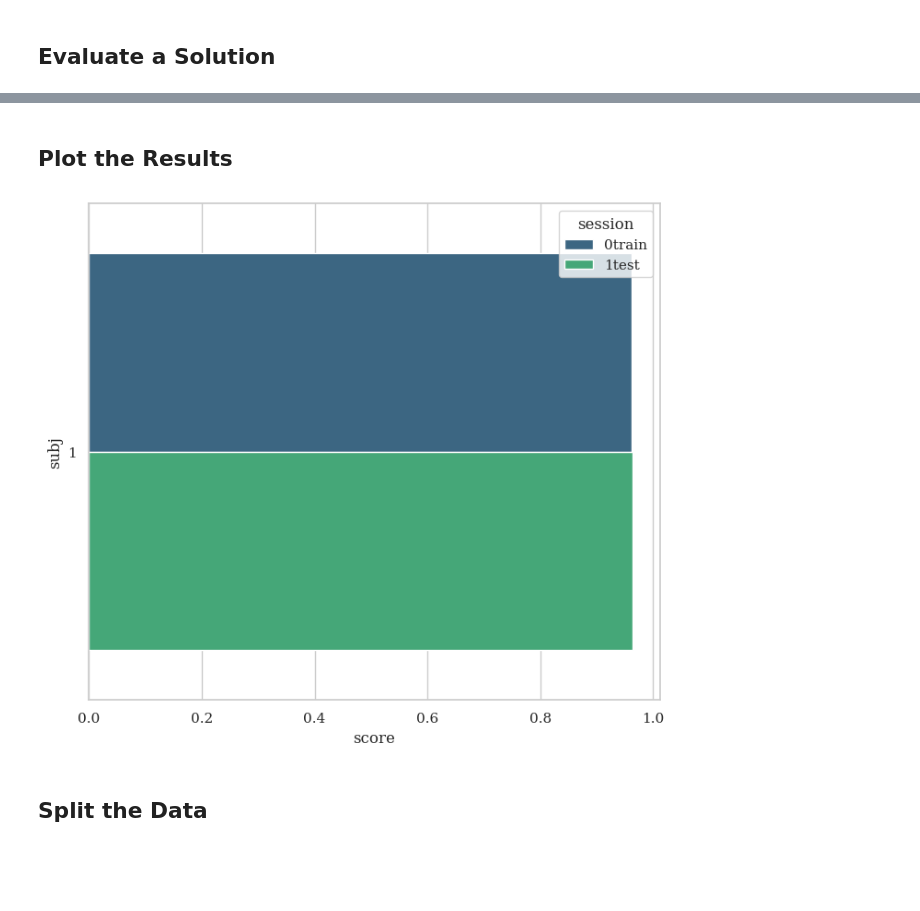
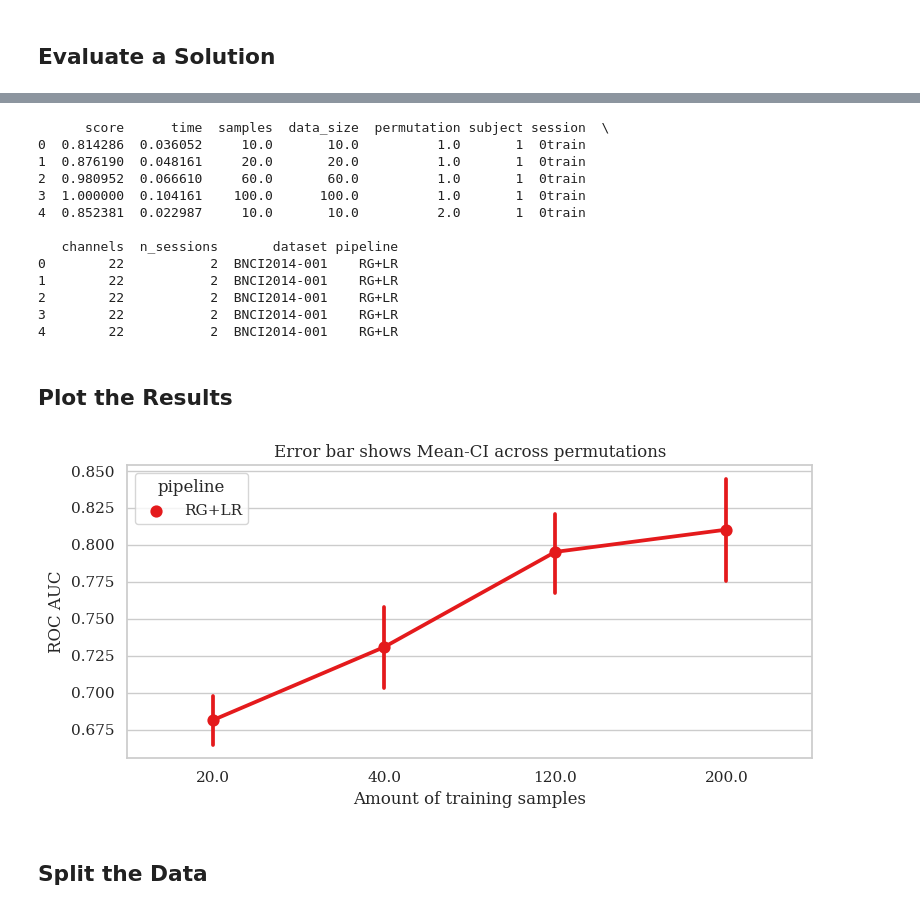
Before and after one commit to Ark3M/MyFirstScientificPaper, a Jupyter notebook: main.ipynb, the cells around one changed output, grey strips where cells are left out. Cells and saved outputs as stored; diff of their text form; code cells hidden in the pictures; blank space fills up the shorter version.

Commit message:
Add an analysis of RG+LR pipeline depending on the sample size

```diff
--- a/main.ipynb
+++ b/main.ipynb
@@ -33,4 +31,6 @@ warnings.filterwarnings("ignore")
 ## Instantiate a Dataset
 # %%
 dataset = BNCI2014_001()
-dataset.subject_list = [1]
+dataset.subject_list = dataset.subject_list[:1]
+
+datasets = [dataset]
@@ -141 +178,17 @@ TypeError: _score() missing 1 required positional argument: 'score_params'
+# %%
+print(results.head(n=5))
+# %% [output]
+      score      time  samples  data_size  permutation subject session  \
+0  0.814286  0.036052     10.0       10.0          1.0       1  0train
+1  0.876190  0.048161     20.0       20.0          1.0       1  0train
+2  0.980952  0.066610     60.0       60.0          1.0       1  0train
+3  1.000000  0.104161    100.0      100.0          1.0       1  0train
+4  0.852381  0.022987     10.0       10.0          2.0       1  0train
+
+   channels  n_sessions       dataset pipeline
+0        22           2  BNCI2014-001    RG+LR
+1        22           2  BNCI2014-001    RG+LR
+2        22           2  BNCI2014-001    RG+LR
+3        22           2  BNCI2014-001    RG+LR
+4        22           2  BNCI2014-001    RG+LR
 # %%
@@ -143,16 +196,28 @@ results.to_csv("./results_test.csv")
 # %%
-results = pd.read_csv("./results_test.csv")
+results = pd.read_csv("./results.csv")
 # %% [markdown]
 ## Plot the Results
 # %%
-fig, ax = plt.subplots(figsize=(8, 7))
-results["subj"] = results["subject"].apply(str)
-sns.barplot(
-    x="score", y="subj", hue="session", data=results, orient="h", palette="viridis", ax=ax
-)
+fig, ax = plt.subplots(facecolor="white", figsize=[8, 4])
+
+n_subs = len(dataset.subject_list)
+
+if n_subs > 1:
+    r = results.groupby(["pipeline", "subject", "data_size"]).mean().reset_index()
+else:
+    r = results
+
+sns.pointplot(data=r, x="data_size", y="score", hue="pipeline", ax=ax, palette="Set1")
+
+errbar_meaning = "subjects" if n_subs > 1 else "permutations"
+title_str = f"Error bar shows Mean-CI across {errbar_meaning}"
+ax.set_xlabel("Amount of training samples")
+ax.set_ylabel("ROC AUC")
+ax.set_title(title_str)
+fig.tight_layout()
 plt.show()
 # %% [output]
-[figure, old version]
+[figure, new version]
 # %% [markdown]
 ## Split the Data
 # %%
```
Also changed, not shown: parts of 18 cells of this notebook, 2 other files.
